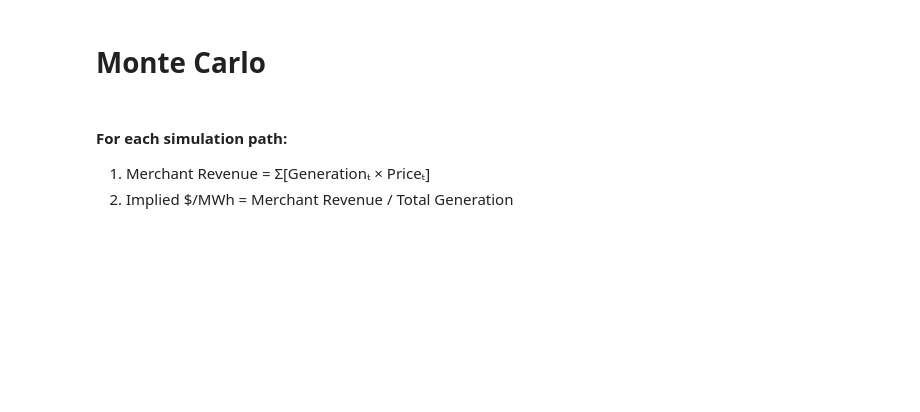
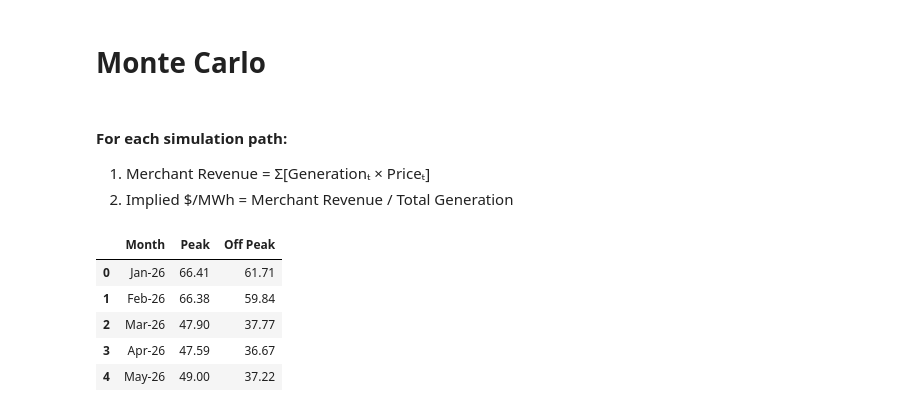
Before and after one commit to anupbhowmik/avangrid-runtime-error, a Jupyter notebook: notebooks/Monte Carlo.ipynb, the cells around one changed output. Drawn from its saved outputs; the diff is of its cells as text; code cells hidden in the pictures; blank space fills up the shorter version.

```diff
--- a/notebooks/Monte Carlo.ipynb
+++ b/notebooks/Monte Carlo.ipynb
@@ -1,4 +1,4 @@
 # %% [markdown]
-# Monte Carlo
+# **Monte Carlo**
 # %% [markdown]
 #### For each simulation path:
@@ -7,0 +13,12 @@
+# %%
+data = pd.read_csv("../data/ERCOT-Historical-Data.csv")
+forward = pd.read_csv("../data/ERCOT-Forward-Prices.csv")
+# data.head()
+forward.head()
+# %% [output]
+|  | Month | Peak | Off Peak |
+| 0 | Jan-26 | 66.41 | 61.71 |
+| 1 | Feb-26 | 66.38 | 59.84 |
+| 2 | Mar-26 | 47.90 | 37.77 |
+| 3 | Apr-26 | 47.59 | 36.67 |
+| 4 | May-26 | 49.00 | 37.22 |
```
Also changed, not shown: parts of 6 cells of this notebook, 8 other files.
